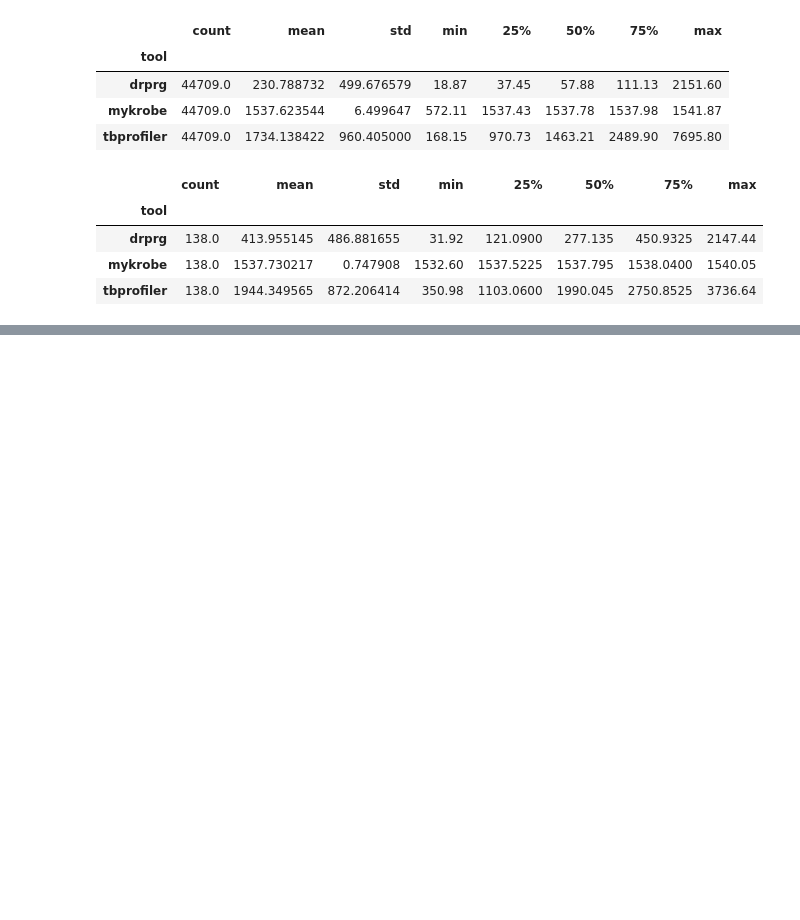
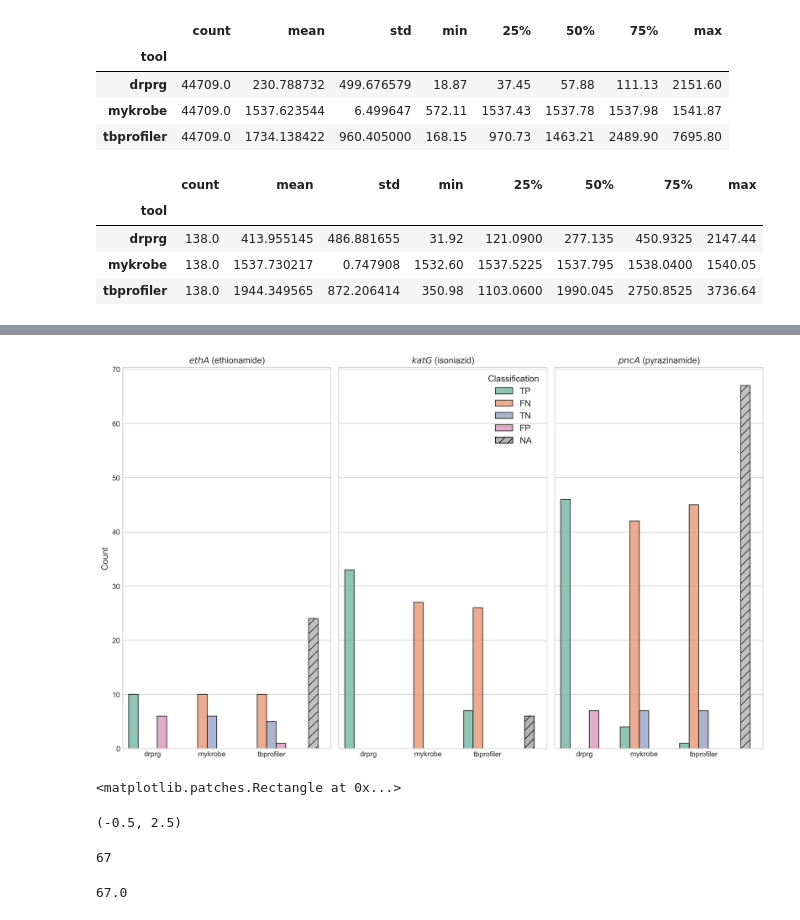
Before and after one commit to mbhall88/drprg-paper, a Jupyter notebook: workflow/notebook/plotting.ipynb, the cells around one changed output, grey strips where cells are left out. Drawn from its saved outputs; the diff is of its cells as text; code cells hidden in the pictures; blank space fills up the shorter version.

```diff
--- a/workflow/notebook/plotting.ipynb
+++ b/workflow/notebook/plotting.ipynb
@@ -1524,0 +1527,5 @@ ont_df.groupby(["tool"]).describe()["max_rss"]
+# %%
+min_depth = 15
+max_contam = 0.05
+qc = pd.read_csv(f"../../results/QC/illumina.qc.csv", index_col="run")
+valid_samples = qc.query("coverage>=@min_depth and f_contam<=@max_contam").index
@@ -1524,0 +1597,65 @@ ont_df.groupby(["tool"]).describe()["max_rss"]
+# %%
+set2_cm = sns.color_palette("Set2").as_hex()
+colours = set2_cm[:4]
+colours.append(set2_cm[7])
+# %%
+x = "tool"
+y = "count"
+hue = "classification"
+col = "gene"
+hue_order = ["TP", "FN", "TN", "FP", "NA"]
+fig, axes = plt.subplots(ncols=len(set(clf[col])), figsize=(13, 8), dpi=300, sharey=True, layout="tight")
+
+for i, (ax, gene) in enumerate(zip(axes.flatten(), sorted(set(clf[col])))):
+    data = clf.query("gene==@gene")
+    sns.barplot(
+        data=data, x=x, y=y, hue=hue,
+        hue_order=hue_order, palette=colours, ax=ax, edgecolor="black", alpha=0.8, linewidth=1
+    )
+    ax.set_title(f"{gene} ({g2d[gene]})")
+    ax.set_xlabel("")
+    if i == 0:
+        ax.set_ylabel("Count", fontsize=12)
+    else:
+        ax.set_ylabel("")
+
+    if i != 1:
+        ax.get_legend().remove()
+    else:
+        handles, labels = ax.get_legend_handles_labels()
+        handles[-1] = mpatches.Patch(facecolor=colours[-1], hatch="//", label='NA', edgecolor="black")
+
+        ax.legend(handles, labels, fontsize=12, title="Classification", title_fontsize=12)
+
+    na_val = data.query("classification == 'NA'")["count"].max()
+    j = 0
+    xmin, xmax = ax.get_xlim()
+    for bar in ax.patches:
+        if bar.get_height() == na_val:
+            j += 1
+            if j > 2:
+                bar.set_hatch("//")
+                bar.set_x(xmax * 1.05)
+            else:
+                bar.set_alpha(0)
+    ax.set_xlim((xmin, xmax * 1.2))
+
+# fig.savefig("../../docs/paper/figures/gene_absense.png")
+# %% [output]
+[figure, added]
+# %%
+handles[-1][0]
+# %% [output]
+<matplotlib.patches.Rectangle at 0x...>
+# %%
+ax.get_xlim()
+# %% [output]
+(-0.5, 2.5)
+# %%
+data.query("classification == 'NA'")["count"].max()
+# %% [output]
+67
+# %%
+bar.get_height()
+# %% [output]
+67.0
```
Also changed, not shown: parts of 8 cells of this notebook, 1 other file.
